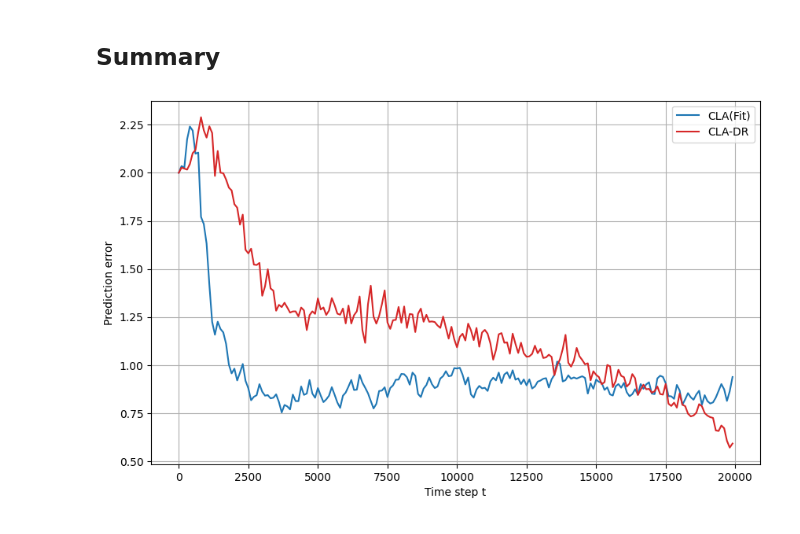
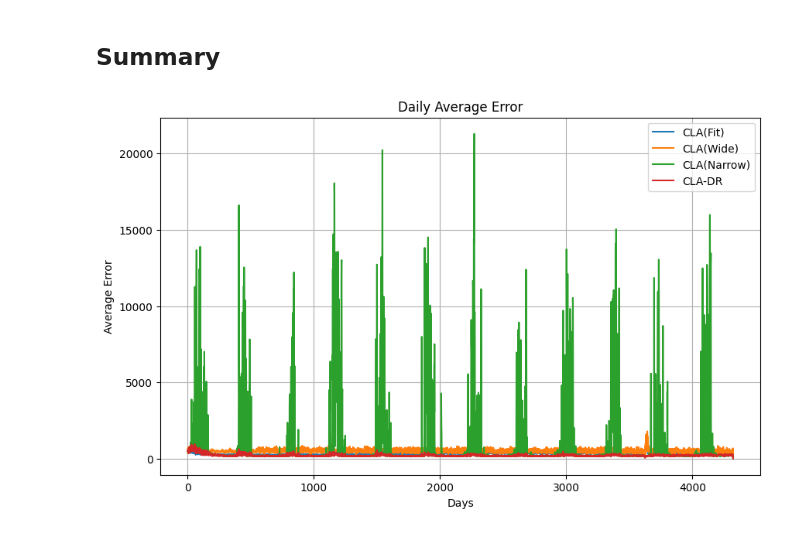
Before and after one commit to tyokyo320/time-series, a Jupyter notebook: utils/error_by_period.ipynb, the cells around one changed output. Saved outputs shown, nothing was run; the diff lists cells and outputs as text; code cells hidden in the pictures.

```diff
--- a/utils/error_by_period.ipynb
+++ b/utils/error_by_period.ipynb
@@ -204,22 +256,19 @@ plot_error_by_period(df=case4_df)
 # %% [markdown]
 ## Summary
 # %%
-data_list = []
-
 # The following are the case labels you want to pass
 # case_labels = ['Case 1', 'Case 2', 'Case 3', 'Case 4']
 # case_labels = ['Case 1', 'Case 4']
 cla_labels = ['CLA(Fit)', 'CLA(Wide)', 'CLA(Narrow)', 'CLA-DR']
 # cla_labels = ['CLA(Fit)', 'CLA-DR']
 
-# The following are the case labels you want to pass
-data_list.append(case1_df)    # Add error values for Case 1 / CLA(Fit)
-data_list.append(case2_df)    # Add error values for Case 2 / CLA(Wide)
-data_list.append(case3_df)    # Add error values for Case 3 / CLA(Narrow)
-data_list.append(case4_df)    # Add error values for Case 4 / CLA-DR
+case_paths = [
+    config.case1_error_by_period_path,
+    config.case2_error_by_period_path,
+    config.case3_error_by_period_path,
+    config.case4_error_by_period_path
+]
-# %%
-# plot_error_by_period_multiple(df_list=data_list)
-# plot_error_by_period_multiple_with_case_labels(df_list=data_list, labels=case_labels)
-plot_error_by_period_multiple_with_cla_labels(df_list=data_list, labels=cla_labels)
-# %% [output]
-[figure, removed]
+# %%
+plot_error_by_daily_with_cla_labels(case_paths, cla_labels)
+# %% [output]
+[figure, added]
```
Also changed, not shown: parts of 21 cells of this notebook, 3 other files.
